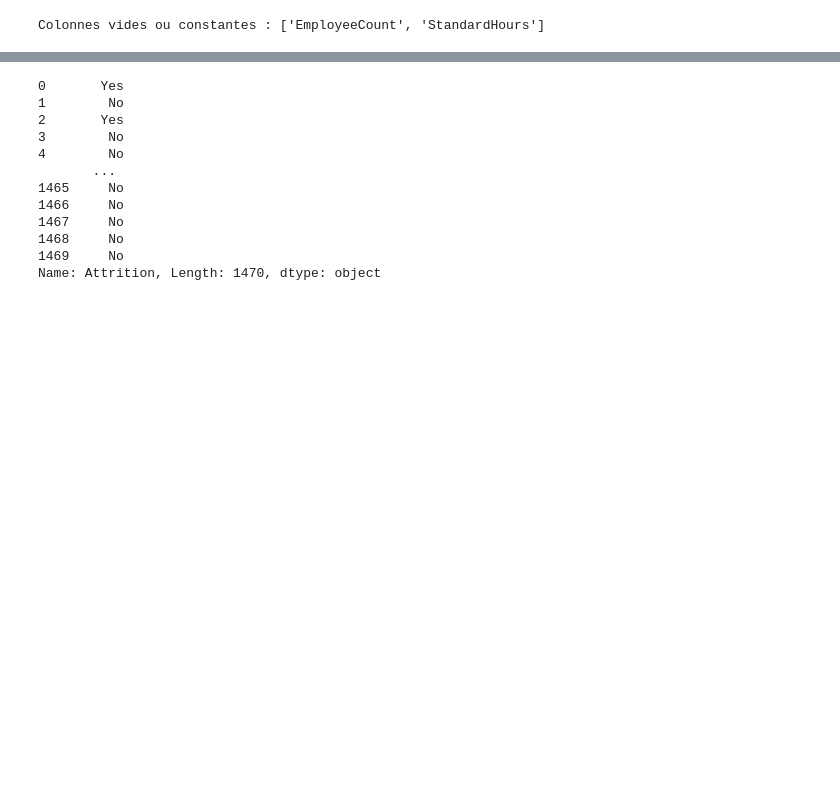
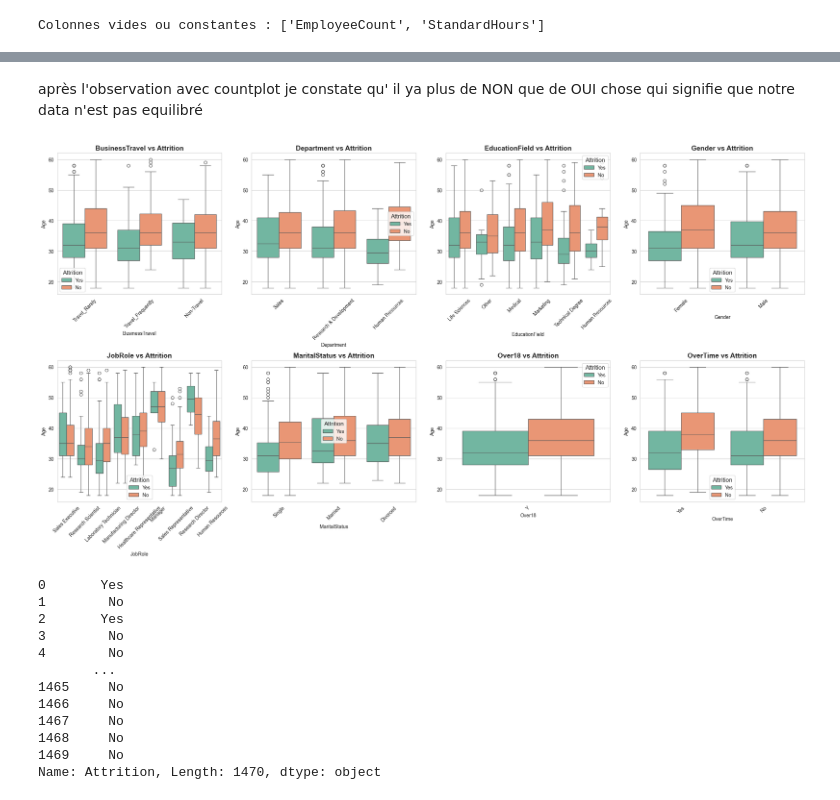
Before and after one commit to mariambenali/RetentionAI-Smart-HR-Assistant-for-Predicting-Employee-Turnover, a Jupyter notebook: Machine_learning/EDA.ipynb, the cells around one changed output, grey strips where cells are left out. Drawn from its saved outputs; the diff is of its cells as text; code cells hidden in the pictures; blank space fills up the shorter version.

```diff
--- a/Machine_learning/EDA.ipynb
+++ b/Machine_learning/EDA.ipynb
@@ -192,3 +182,23 @@ df = df.drop(columns=empty_cols)
+# %% [markdown]
+ après l'observation avec countplot je constate qu' il ya plus de NON que de OUI chose qui signifie que notre data n'est pas equilibré
+# %%
+cols = ['BusinessTravel', 'Department', 'EducationField', 'Gender',
+        'JobRole', 'MaritalStatus', 'Over18', 'OverTime']
+
+# Créer une figure avec 2 lignes et 4 colonnes
+fig, axes = plt.subplots(2, 4, figsize=(22, 12))
+axes = axes.flatten()
+
+for i, col in enumerate(cols):
+    sns.boxplot(x=col, y='Age', hue='Attrition', data=df, ax=axes[i])  # ici 'y' doit être numérique
+    axes[i].set_title(f'{col} vs Attrition', fontsize=14, fontweight='bold')
+    axes[i].tick_params(axis='x', rotation=45, labelsize=10)
+    axes[i].legend(title='Attrition', fontsize=10, title_fontsize=12)
+
+plt.tight_layout()
+plt.show()
+# %% [output]
+[figure, added]
 # %%
 df['Attrition_num']=df['Attrition'].map({'No':0,'Yes': 1})
 
```
Also changed, not shown: parts of 21 cells of this notebook, 1 other file.
